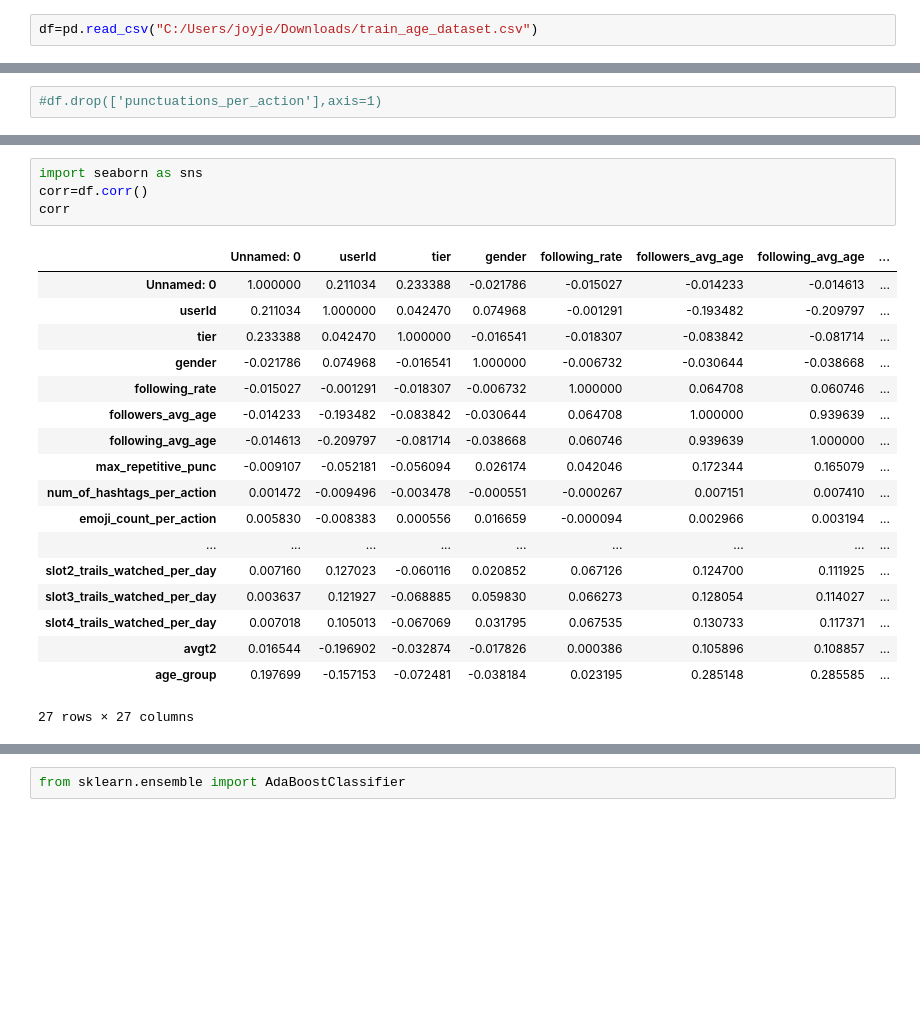
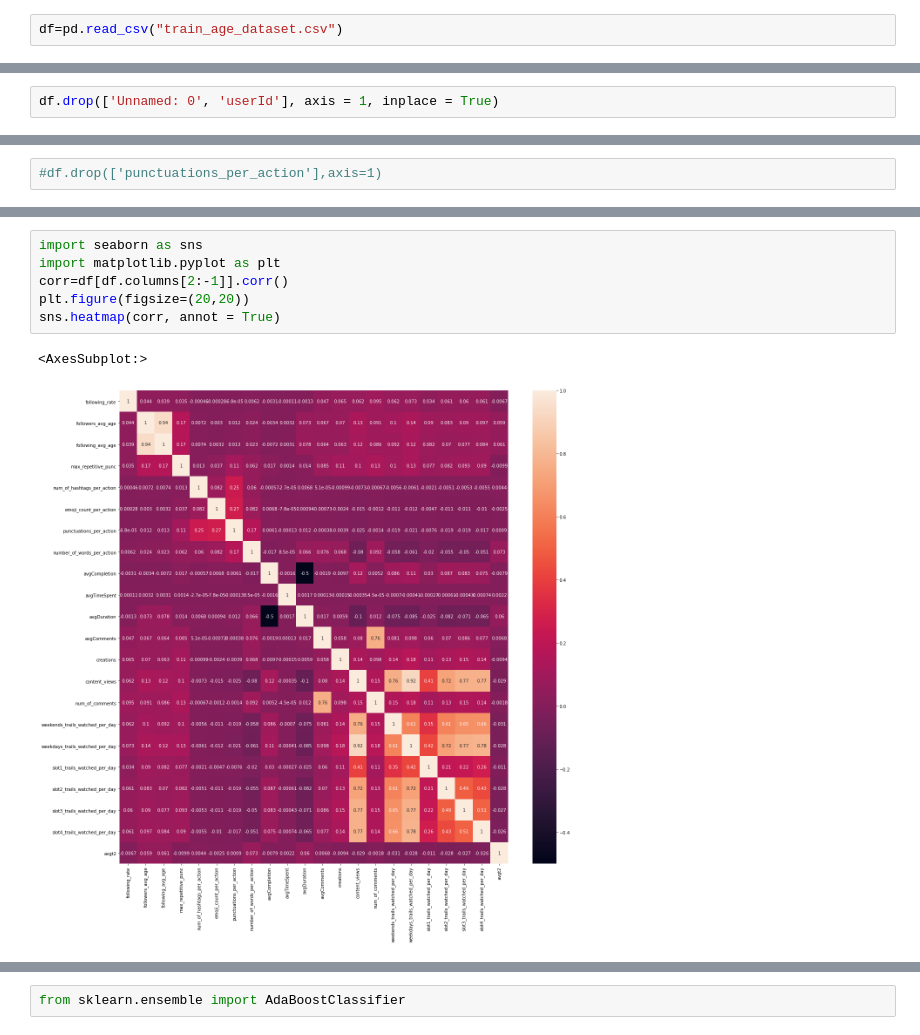
Before and after one commit to techverve/CasCadeCup-Submission, a Jupyter notebook: Untitled16(2).ipynb, the cells around one changed output, grey strips where cells are left out. Cells and saved outputs as stored; diff of their text form; blank space fills up the shorter version.

```diff
--- a/Untitled16(2).ipynb
+++ b/Untitled16(2).ipynb
@@ -1,7 +1,7 @@
 # %%
 import pandas as pd
 # %%
-df=pd.read_csv("C:/Users/joyje/Downloads/train_age_dataset.csv")
+df=pd.read_csv("train_age_dataset.csv")
 # %%
 df.shape
 # %% [output]
@@ -22,4 +22,6 @@ df.head(100)
 | 98 | 305621 | 57282115 | 2 | 2 | 0.000 | 0.0 | 0.0 | ... |
 | 99 | 181359 | 22404656 | 2 | 1 | 0.000 | 0.0 | 0.0 | ... |
 100 rows × 27 columns
+# %%
+df.drop(['Unnamed: 0', 'userId'], axis = 1, inplace = True)
 # %%
@@ -64,25 +112,11 @@ print(len(y_train))
 # %%
 import seaborn as sns
-corr=df.corr()
-corr
+import matplotlib.pyplot as plt
+corr=df[df.columns[2:-1]].corr()
+plt.figure(figsize=(20,20))
+sns.heatmap(corr, annot = True)
 # %% [output]
-|  | Unnamed: 0 | userId | tier | gender | following_rate | followers_avg_age | following_avg_age | ... |
-| Unnamed: 0 | 1.000000 | 0.211034 | 0.233388 | -0.021786 | -0.015027 | -0.014233 | -0.014613 | ... |
-| userId | 0.211034 | 1.000000 | 0.042470 | 0.074968 | -0.001291 | -0.193482 | -0.209797 | ... |
-| tier | 0.233388 | 0.042470 | 1.000000 | -0.016541 | -0.018307 | -0.083842 | -0.081714 | ... |
-| gender | -0.021786 | 0.074968 | -0.016541 | 1.000000 | -0.006732 | -0.030644 | -0.038668 | ... |
-| following_rate | -0.015027 | -0.001291 | -0.018307 | -0.006732 | 1.000000 | 0.064708 | 0.060746 | ... |
-| followers_avg_age | -0.014233 | -0.193482 | -0.083842 | -0.030644 | 0.064708 | 1.000000 | 0.939639 | ... |
-| following_avg_age | -0.014613 | -0.209797 | -0.081714 | -0.038668 | 0.060746 | 0.939639 | 1.000000 | ... |
-| max_repetitive_punc | -0.009107 | -0.052181 | -0.056094 | 0.026174 | 0.042046 | 0.172344 | 0.165079 | ... |
-| num_of_hashtags_per_action | 0.001472 | -0.009496 | -0.003478 | -0.000551 | -0.000267 | 0.007151 | 0.007410 | ... |
-| emoji_count_per_action | 0.005830 | -0.008383 | 0.000556 | 0.016659 | -0.000094 | 0.002966 | 0.003194 | ... |
-| ... | ... | ... | ... | ... | ... | ... | ... | ... |
-| slot2_trails_watched_per_day | 0.007160 | 0.127023 | -0.060116 | 0.020852 | 0.067126 | 0.124700 | 0.111925 | ... |
-| slot3_trails_watched_per_day | 0.003637 | 0.121927 | -0.068885 | 0.059830 | 0.066273 | 0.128054 | 0.114027 | ... |
-| slot4_trails_watched_per_day | 0.007018 | 0.105013 | -0.067069 | 0.031795 | 0.067535 | 0.130733 | 0.117371 | ... |
-| avgt2 | 0.016544 | -0.196902 | -0.032874 | -0.017826 | 0.000386 | 0.105896 | 0.108857 | ... |
-| age_group | 0.197699 | -0.157153 | -0.072481 | -0.038184 | 0.023195 | 0.285148 | 0.285585 | ... |
-27 rows × 27 columns
+<AxesSubplot:>
+[figure, added]
 # %%
 
```
Also changed, not shown: parts of 16 cells of this notebook.
